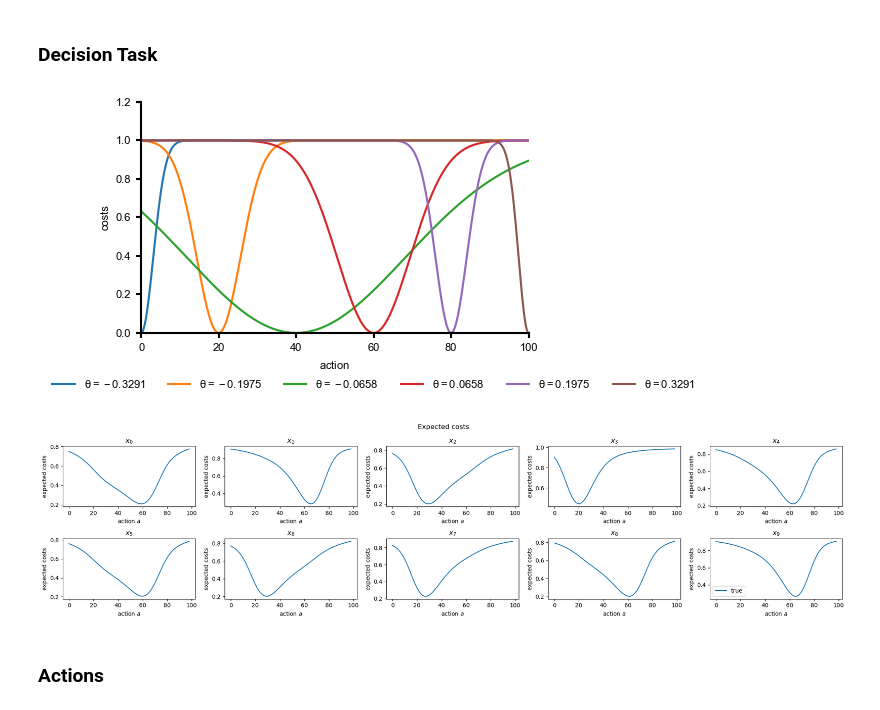
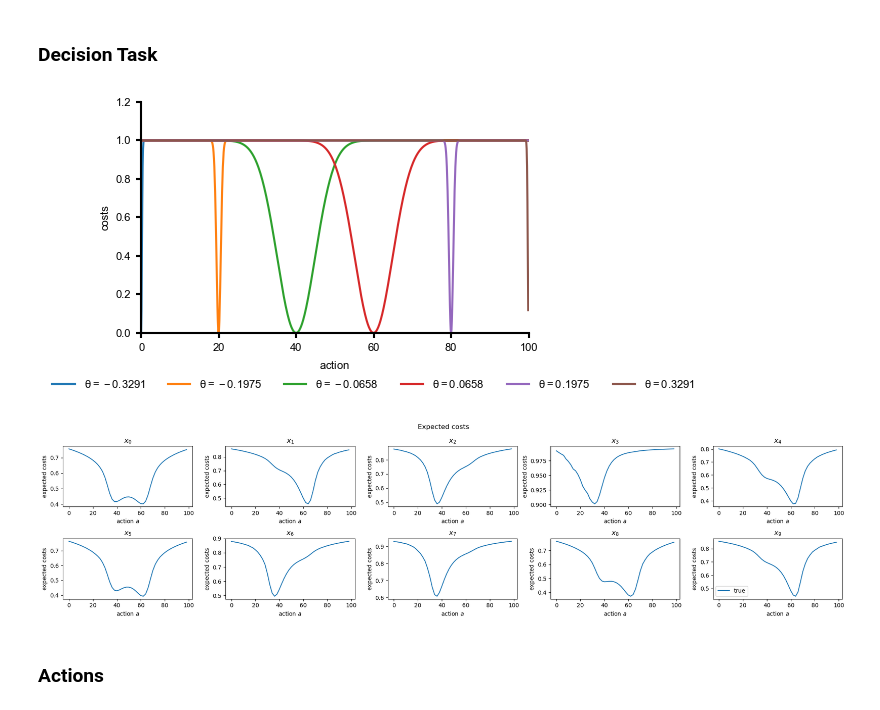
Before and after one commit to mackelab/amortized-decision-making, a Jupyter notebook: scripts/examples/lingauss_continuous_actions.ipynb, the cells around one changed output. Cells and saved outputs as stored; diff of their text form; code cells hidden in the pictures.

```diff
--- a/scripts/examples/lingauss_continuous_actions.ipynb
+++ b/scripts/examples/lingauss_continuous_actions.ipynb
@@ -98,41 +99,41 @@ with mpl.rc_context(fname=plot_config_file):
 # %% [markdown]
 ### Decision Task
 # %%
-factor = 2
-exponential = 1
+factor = 0.5
+exponential = 4
 param_plot = 0
 parameter_range = (lingauss.param_high - lingauss.param_low)[param_plot].item()
 cost_fn = RevGaussCost(
     parameter_range=parameter_range, ## FIXED PARAMETER
     action_range=lingauss.action_high - lingauss.action_low,
     factor=factor,
     exponential=exponential,
     offset=lingauss.param_high[param_plot]
 )
 
 with mpl.rc_context(fname=plot_config_file):
     resolution = 1000
     actions = torch.arange(lingauss.action_low, lingauss.action_high, (lingauss.action_high - lingauss.action_low) / resolution)
 
     fig, ax = plt.subplots(1, 1, figsize=(5, 3))
     for theta in torch.arange(lingauss.param_low[param_plot].item(), lingauss.param_high[param].item() + 0.01, parameter_range/5):
         ax.plot(actions, cost_fn(theta, actions), label=rf"$\theta={theta:.4f}$")
 
     ax.set_xlabel(r"$action$")
     ax.set_ylabel("costs")
     ax.set_xlim(lingauss.action_low, lingauss.action_high)
     ax.set_ylim(0, 1.2)
     ax.legend(
         loc="upper center",
         bbox_to_anchor=(0.6, -0.15),
         fancybox=True,
         shadow=True,
         ncol=6,
     )
     # plt.savefig("./results/continuous/toy_example/fig_cost_fct.pdf")
     plt.show()
 # %% [output]
-[figure, old version]
+[figure, new version]
 # %%
 x_reference = torch.vstack([lingauss.get_observation(i) for i in range(1,11)])
 post_reference = torch.stack([lingauss.get_reference_samples(i) for i in range(1,11)])[:,:,param]
@@ -160,6 +161,6 @@ plt.legend()
 # plt.savefig("./results/linear_gaussian/continuous//fig_expected_costs.pdf")
 plt.show()
 # %% [output]
-[figure, old version]
+[figure, new version]
 # %% [markdown]
 ### Actions
```
Also changed, not shown: parts of 10 cells of this notebook, 39 other files.
